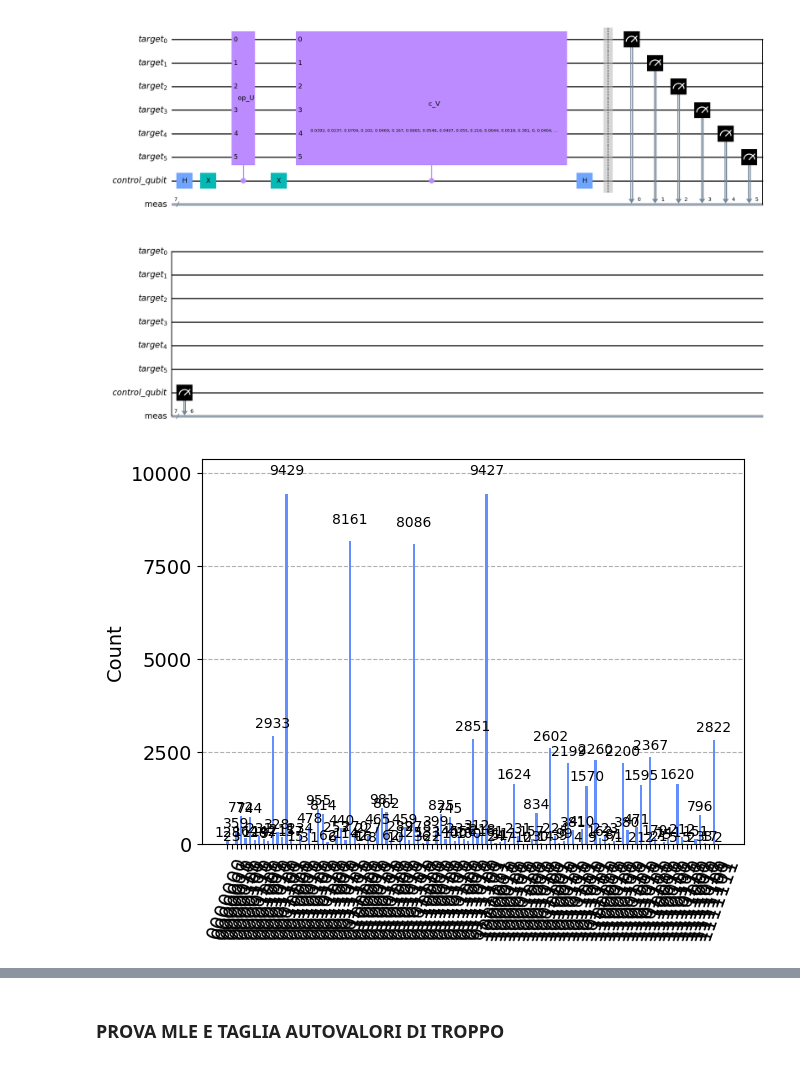
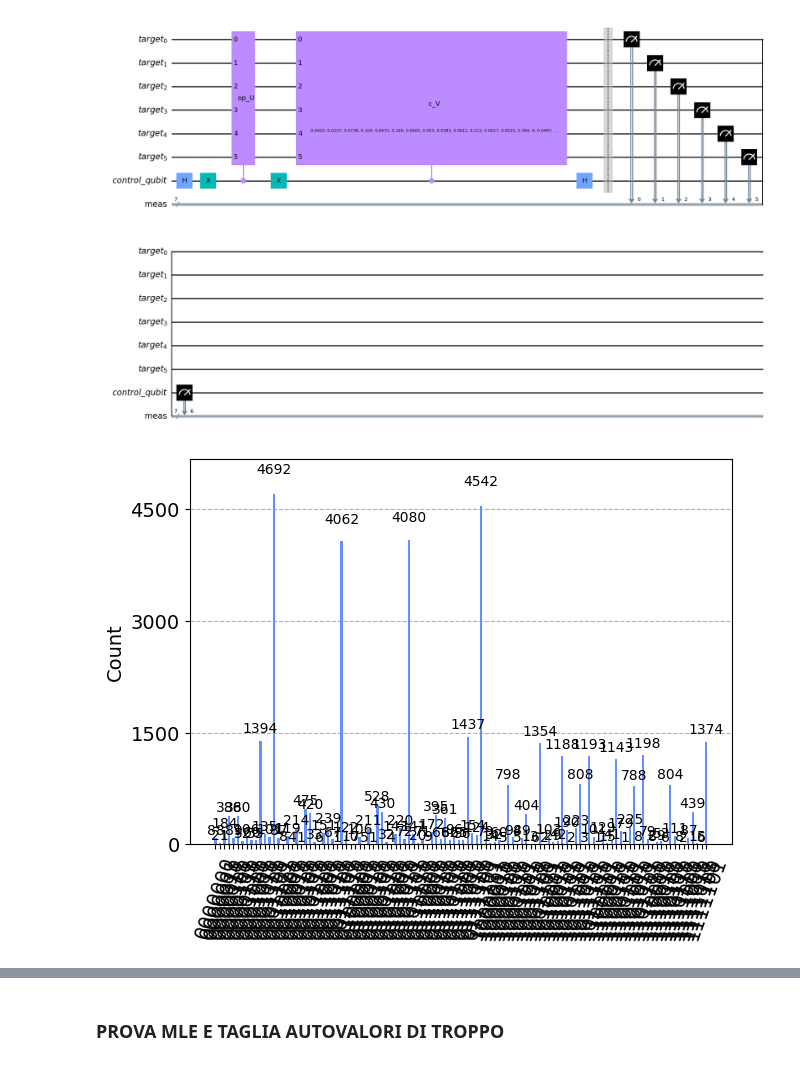
Before and after one commit to PolnareffPark/QuPCA, a Jupyter notebook: preprocessing_pe_tomography_reconstruction.ipynb, the cells around one changed output, grey strips where cells are left out. Cells and saved outputs as stored; diff of their text form; code cells hidden in the pictures.

```diff
--- a/preprocessing_pe_tomography_reconstruction.ipynb
+++ b/preprocessing_pe_tomography_reconstruction.ipynb
@@ -320,7 +320,7 @@ probabilities = {}
 for i in range(2**pe_circuit.num_qubits):
     binary_i = bin(i)[2:].zfill(pe_circuit.num_qubits)
     try:
-        probabilities[binary_i] = np.sqrt(counts[binary_i]/n_shots)
+        probabilities[binary_i] = counts[binary_i]/n_shots
     except KeyError:
         probabilities[binary_i] = 0.0
 
@@ -333,7 +333,7 @@ for i in range(2**pe_circuit.num_qubits):
 pe_circuit.remove_final_measurements()
 op_U = pe_circuit.to_gate(label='op_U').control()
 #Create second operator tomography
-op_V = StatePreparation(list(probabilities.values()),label='c_V').control()
+op_V = StatePreparation(np.sqrt(list(probabilities.values())),label='c_V').control()
 # %%
 qr_target = QuantumRegister(pe_circuit.num_qubits, 'target')
 qr_control = QuantumRegister(1, 'control_qubit')
@@ -352,11 +352,11 @@ sign_estimation_circuit.draw("mpl")
 [figure]
 # %%
 backend_total = Aer.get_backend("qasm_simulator")
-job = backend_total.run(transpile(sign_estimation_circuit, backend=backend_total), shots=n_shots*2)
+job = backend_total.run(transpile(sign_estimation_circuit, backend=backend_total), shots=n_shots)
 counts_for_sign = job.result().get_counts()
 plot_histogram(counts_for_sign)
 # %% [output]
-[figure, old version]
+[figure, new version]
 # %%
 #Take only counts with control qubits equal to 0
 tmp=np.zeros(2**pe_circuit.num_qubits)
```
Also changed, not shown: parts of 10 cells of this notebook.
